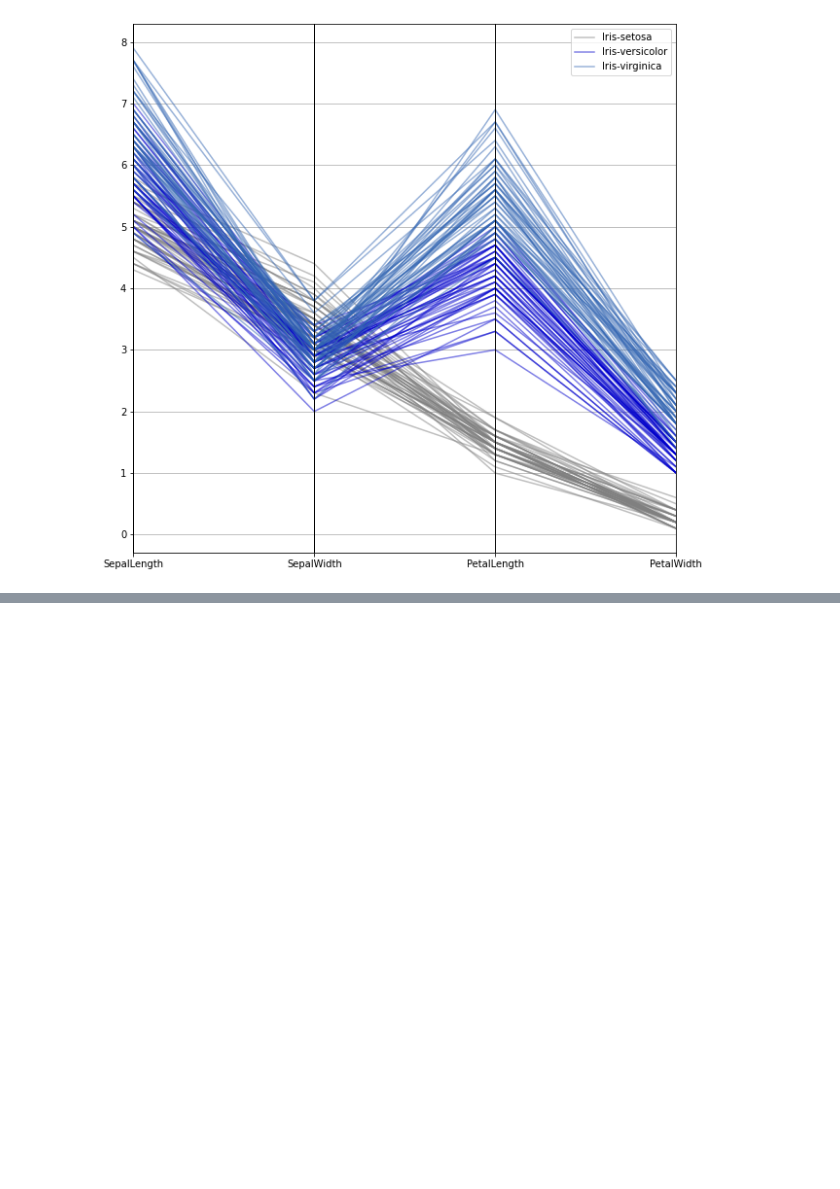
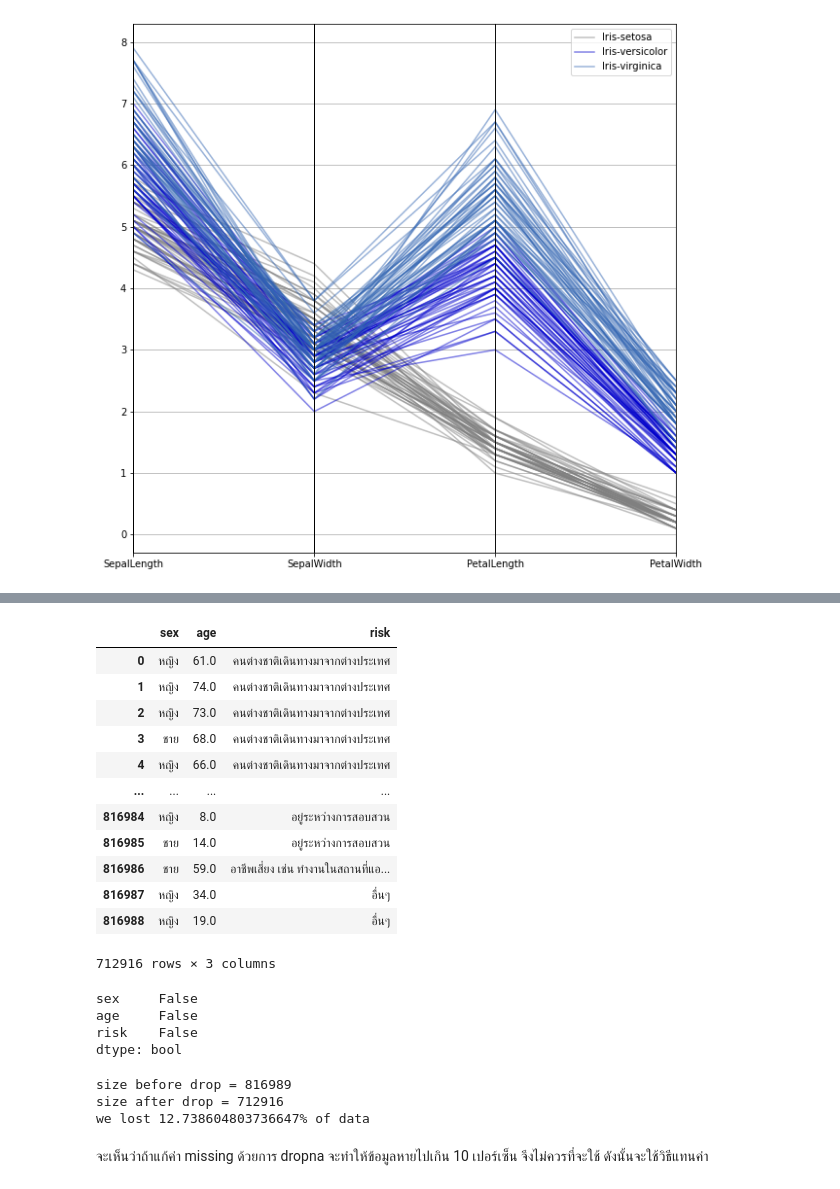
Before and after one commit to 623020514-5/Python-Data-Viz.-, a Jupyter notebook: DataViz01_Table_Data.ipynb, the cells around one changed output, grey strips where cells are left out. Drawn from its saved outputs; the diff is of its cells as text; code cells hidden in the pictures; blank space fills up the shorter version.

```diff
--- a/DataViz01_Table_Data.ipynb
+++ b/DataViz01_Table_Data.ipynb
@@ -156,0 +196,35 @@ pd.plotting.parallel_coordinates(df,'Name', color =[[0.5,0.5,0.5,0.5],[0,0,0.8,0
+# %%
+data_risk1 = data.dropna() #ใช้ dropna เพื่อต้องการลบข้อมูลทั้งแถวออกเมื่อมีคอลัมน์ใดคอลัมน์หนึ่งเป็น NaN
+data_risk1
+# %% [output]
+|  | sex | age | risk |
+| 0 | หญิง | 61.0 | คนต่างชาติเดินทางมาจากต่างประเทศ |
+| 1 | หญิง | 74.0 | คนต่างชาติเดินทางมาจากต่างประเทศ |
+| 2 | หญิง | 73.0 | คนต่างชาติเดินทางมาจากต่างประเทศ |
+| 3 | ชาย | 68.0 | คนต่างชาติเดินทางมาจากต่างประเทศ |
+| 4 | หญิง | 66.0 | คนต่างชาติเดินทางมาจากต่างประเทศ |
+| ... | ... | ... | ... |
+| 816984 | หญิง | 8.0 | อยู่ระหว่างการสอบสวน |
+| 816985 | ชาย | 14.0 | อยู่ระหว่างการสอบสวน |
+| 816986 | ชาย | 59.0 | อาชีพเสี่ยง เช่น ทำงานในสถานที่แอ... |
+| 816987 | หญิง | 34.0 | อื่นๆ |
+| 816988 | หญิง | 19.0 | อื่นๆ |
+712916 rows × 3 columns
+# %%
+data_risk.isnull().any()
+# %% [output]
+sex     False
+age     False
+risk    False
+dtype: bool
+# %%
+removes = data_h.shape[0] - data_risk.shape[0]
+print(f'size before drop = {data_h.shape[0]}')
+print(f'size after drop = {data_risk.shape[0]}')
+print(f'we lost {100*(removes/data_h.shape[0])}% of data')
+# %% [output]
+size before drop = 816989
+size after drop = 712916
+we lost 12.738604803736647% of data
+# %% [markdown]
+จะเห็นว่าถ้าแก้ค่า missing ด้วยการ dropna จะทำให้ข้อมูลหายไปเกิน 10 เปอร์เซ็น จึงไม่ควรที่จะใช้ ดังนั้นจะใช้วิธีแทนค่า
```
Also changed, not shown: parts of 67 cells of this notebook.
